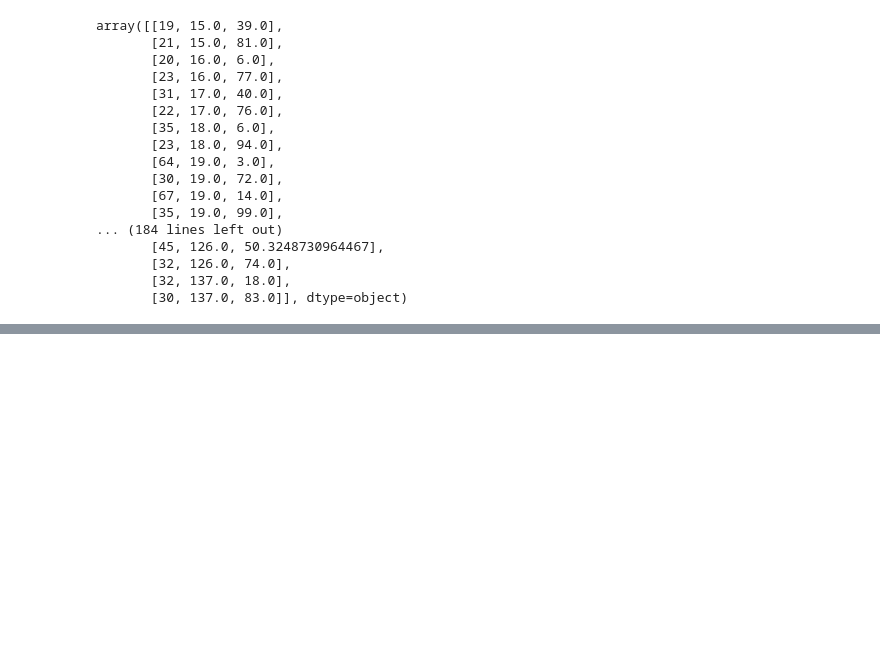
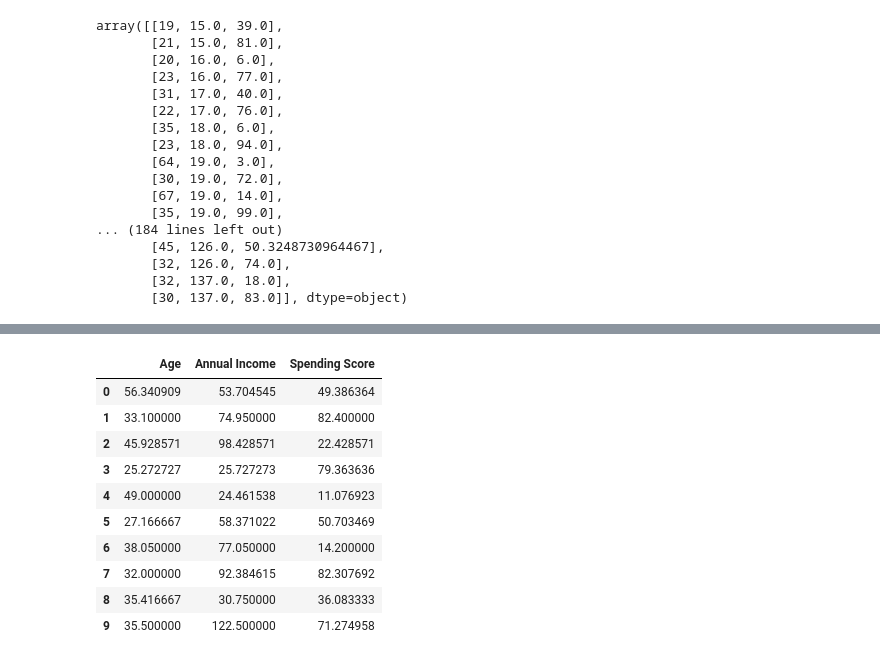
Before and after one commit to Ngundifidel/Data-Science, a Jupyter notebook: cluster.ipynb, the cells around one changed output, grey strips where cells are left out. Drawn from its saved outputs; the diff is of its cells as text; code cells hidden in the pictures; blank space fills up the shorter version.

```diff
--- a/cluster.ipynb
+++ b/cluster.ipynb
@@ -104,0 +126,4 @@ array([[19, 15.0, 39.0],
+# %%
+# lets view the groups or clustters that we've created
+ourclusters = model.cluster_centers_
+ourclusters
@@ -104,0 +141,16 @@ array([[19, 15.0, 39.0],
+# %%
+# tabulate the array
+table = pandas.DataFrame(ourclusters, columns=["Age", "Annual Income", "Spending Score"])
+table
+# %% [output]
+|  | Age | Annual Income | Spending Score |
+| 0 | 56.340909 | 53.704545 | 49.386364 |
+| 1 | 33.100000 | 74.950000 | 82.400000 |
+| 2 | 45.928571 | 98.428571 | 22.428571 |
+| 3 | 25.272727 | 25.727273 | 79.363636 |
+| 4 | 49.000000 | 24.461538 | 11.076923 |
+| 5 | 27.166667 | 58.371022 | 50.703469 |
+| 6 | 38.050000 | 77.050000 | 14.200000 |
+| 7 | 32.000000 | 92.384615 | 82.307692 |
+| 8 | 35.416667 | 30.750000 | 36.083333 |
+| 9 | 35.500000 | 122.500000 | 71.274958 |
```
Also changed, not shown: parts of 6 cells of this notebook, 2 other files.
